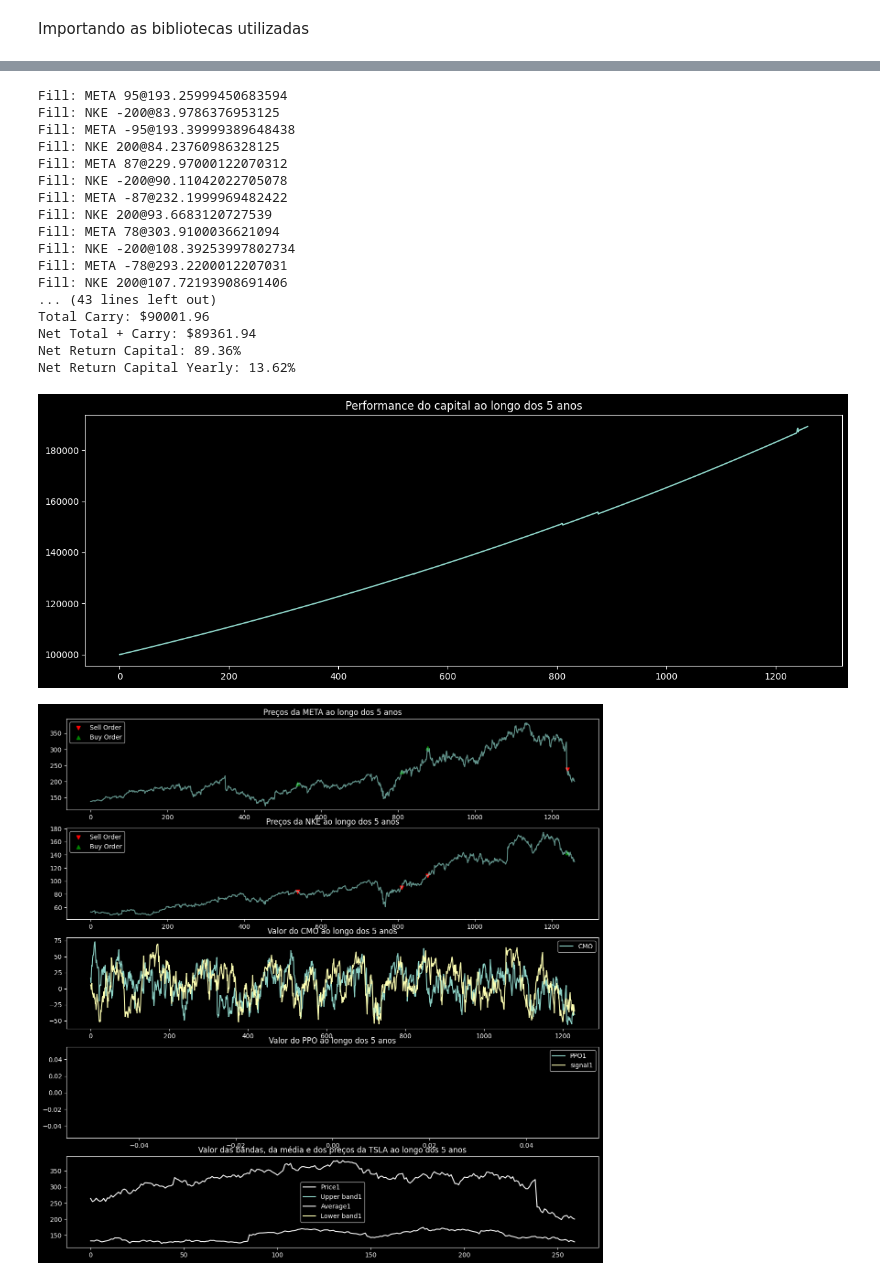
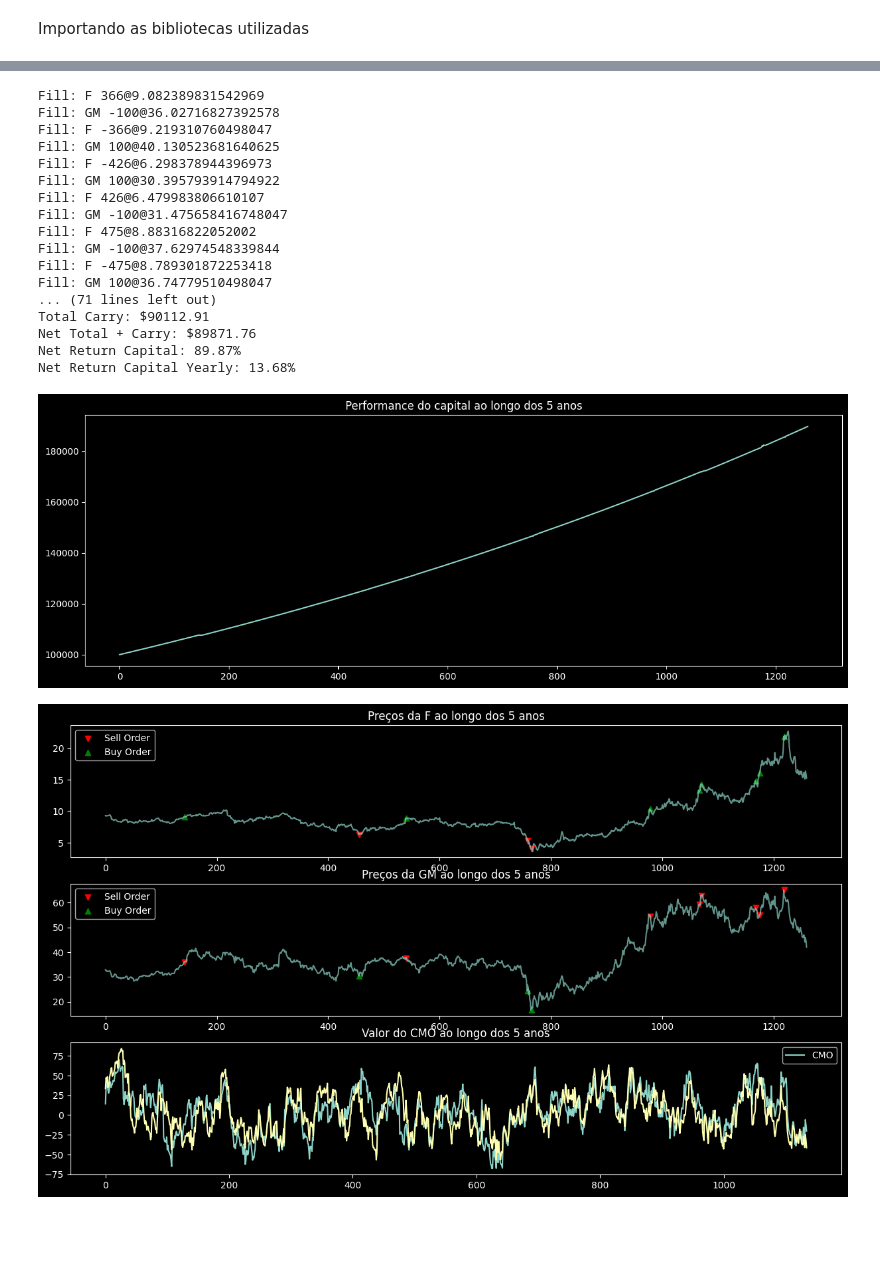
Before and after one commit to AntonioFuziy/algotrading, a Jupyter notebook: artigo-final/FinalArticle_AntonioFuziy.ipynb, the cells around one changed output, grey strips where cells are left out. Saved outputs shown, nothing was run; the diff lists cells and outputs as text; code cells hidden in the pictures; blank space fills up the shorter version.

```diff
--- a/artigo-final/FinalArticle_AntonioFuziy.ipynb
+++ b/artigo-final/FinalArticle_AntonioFuziy.ipynb
@@ -419,68 +345,54 @@ plt.show()
 # %%
-fuziy_strategy = FuziyStrategy('META', 'NKE')
+fuziy_strategy = FuziyStrategy('F', 'GM')
 
-print(evaluateHist(fuziy_strategy, {'META': 'META.csv', 'NKE': 'NKE.csv'}))
+print(evaluateHist(fuziy_strategy, {'F': 'F.csv', 'GM': 'GM.csv'}))
 # %% [output]
-Fill: META 95@193.25999450683594
-Fill: NKE -200@83.9786376953125
-Fill: META -95@193.39999389648438
-Fill: NKE 200@84.23760986328125
-Fill: META 87@229.97000122070312
-Fill: NKE -200@90.11042022705078
-Fill: META -87@232.1999969482422
-Fill: NKE 200@93.6683120727539
-Fill: META 78@303.9100036621094
-Fill: NKE -200@108.39253997802734
-Fill: META -78@293.2200012207031
-Fill: NKE 200@107.72193908691406
-... (43 lines left out)
-Total Carry: $90001.96
-Net Total + Carry: $89361.94
-Net Return Capital: 89.36%
-Net Return Capital Yearly: 13.62%
+Fill: F 366@9.082389831542969
+Fill: GM -100@36.02716827392578
+Fill: F -366@9.219310760498047
+Fill: GM 100@40.130523681640625
+Fill: F -426@6.298378944396973
+Fill: GM 100@30.395793914794922
+Fill: F 426@6.479983806610107
+Fill: GM -100@31.475658416748047
+Fill: F 475@8.88316822052002
+Fill: GM -100@37.62974548339844
+Fill: F -475@8.789301872253418
+Fill: GM 100@36.74779510498047
+... (71 lines left out)
+Total Carry: $90112.91
+Net Total + Carry: $89871.76
+Net Return Capital: 89.87%
+Net Return Capital Yearly: 13.68%
 # %%
 plt.figure(figsize=(15,5))
 plt.plot([day[0] for day in fuziy_strategy._days.values()])
 plt.title("Performance do capital ao longo dos 5 anos")
 plt.show()
 
 plt.figure(figsize=(15,15))
 
 plt.subplot(5,1,1)
 plt.plot(fuziy_strategy.prices1, alpha=0.7)
 plt.scatter(fuziy_strategy.sell_indexes1, fuziy_strategy.sell_signals1, marker="v", color="red", label="Sell Order")
 plt.scatter(fuziy_strategy.buy_indexes1, fuziy_strategy.buy_signals1, marker="^", color="green", label="Buy Order")
 plt.legend()
-plt.title("Preços da META ao longo dos 5 anos")
+plt.title("Preços da F ao longo dos 5 anos")
 
 plt.subplot(5,1,2)
 plt.plot(fuziy_strategy.prices2, alpha=0.7)
 plt.scatter(fuziy_strategy.sell_indexes2, fuziy_strategy.sell_signals2, marker="v", color="red", label="Sell Order")
 plt.scatter(fuziy_strategy.buy_indexes2, fuziy_strategy.buy_signals2, marker="^", color="green", label="Buy Order")
 plt.legend()
-plt.title("Preços da NKE ao longo dos 5 anos")
+plt.title("Preços da GM ao longo dos 5 anos")
 
 plt.subplot(5,1,3)
 plt.plot(fuziy_strategy.cmo_indicator1)
 plt.plot(fuziy_strategy.cmo_indicator2)
 plt.legend(['CMO']);
 plt.title("Valor do CMO ao longo dos 5 anos")
 
-plt.subplot(5,1,4)
-plt.plot(fuziy_strategy.ppo_indicator1)
-plt.plot(fuziy_strategy.ppo_indicator2)
-plt.legend(['PPO1', 'signal1', 'PPO2', 'signal2']);
-plt.title("Valor do PPO ao longo dos 5 anos")
-
-plt.subplot(5,1,5)
-plt.plot(fuziy_strategy.prices1[1000:1260], color='white');
-plt.plot(fuziy_strategy.bbands_indicator1[1000:1260]);
-plt.plot(fuziy_strategy.prices2[1000:1260], color='white');
-plt.plot(fuziy_strategy.bbands_indicator2[1000:1260]);
-plt.legend(['Price1', 'Upper band1', 'Average1', 'Lower band1', 'Price2', 'Upper band2', 'Average2', 'Lower band2']);
-plt.title("Valor das bandas, da média e dos preços da TSLA ao longo dos 5 anos")
-
 plt.show()
 # %% [output]
 [figure]
-[figure, old version]
+[figure, new version]
```
Also changed, not shown: parts of 13 cells of this notebook.
